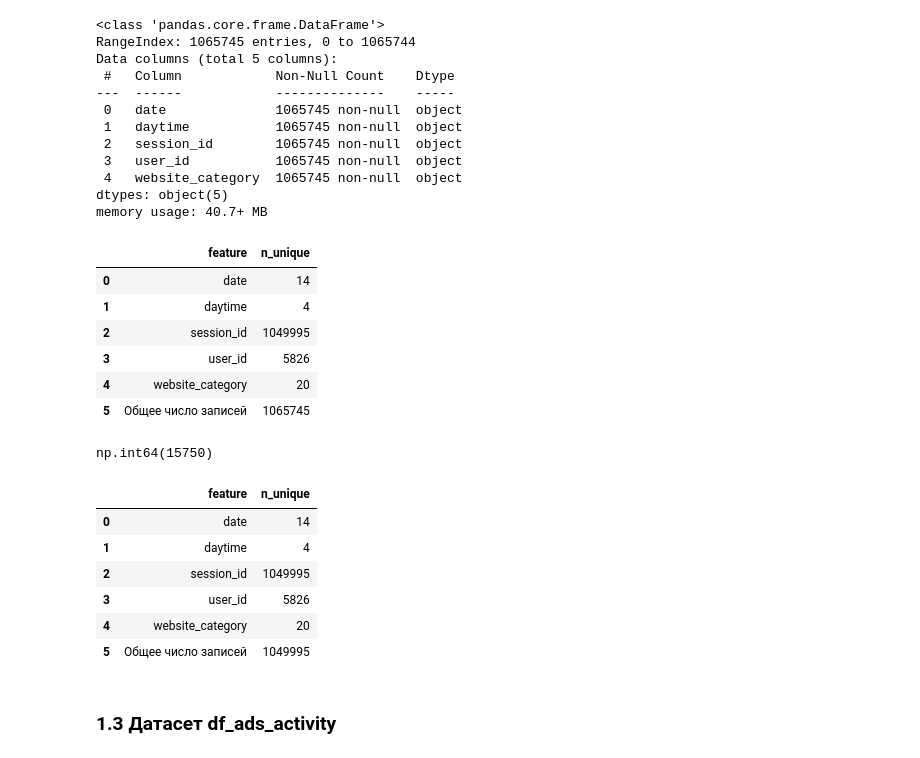
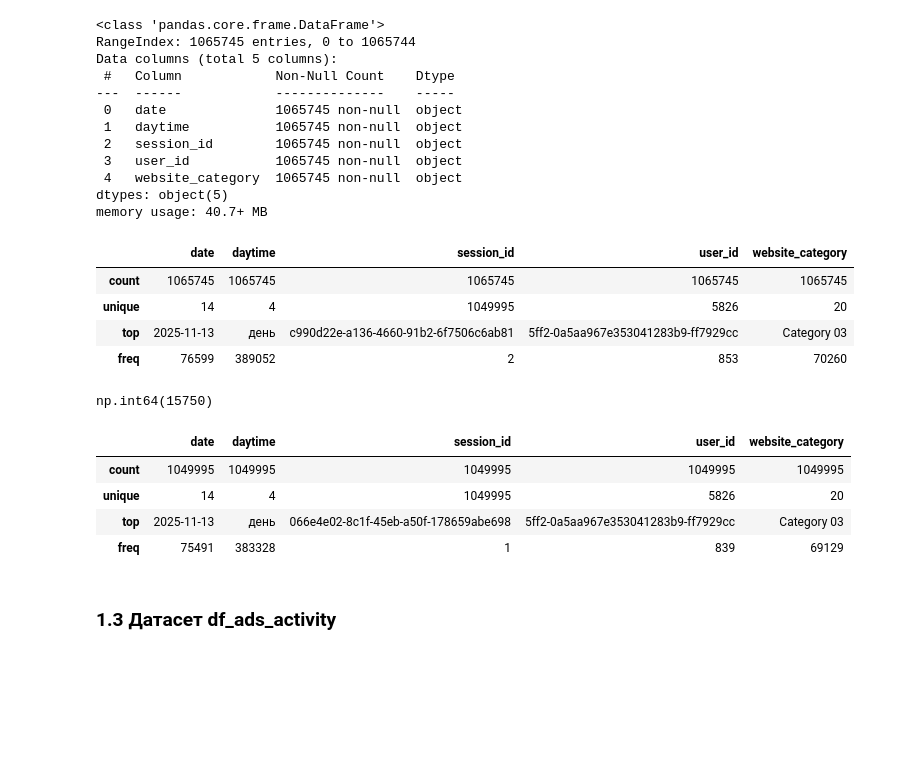
Before and after one commit to TemaQDX/project_module_03_yeti, a Jupyter notebook: project_module_03_yeti_Artem_Burov.ipynb, the cells around one changed output. Drawn from its saved outputs; the diff is of its cells as text; code cells hidden in the pictures; blank space fills up the shorter version.

```diff
--- a/project_module_03_yeti_Artem_Burov.ipynb
+++ b/project_module_03_yeti_Artem_Burov.ipynb
@@ -220,15 +289,13 @@ dtypes: object(5)
 memory usage: 40.7+ MB
 # %%
 # Явные дубли в наличии
-get_unique_counts_and_total_df(df_visits)
+df_visits.describe()
 # %% [output]
-|  | feature | n_unique |
-| 0 | date | 14 |
-| 1 | daytime | 4 |
-| 2 | session_id | 1049995 |
-| 3 | user_id | 5826 |
-| 4 | website_category | 20 |
-| 5 | Общее число записей | 1065745 |
+|  | date | daytime | session_id | user_id | website_category |
+| count | 1065745 | 1065745 | 1065745 | 1065745 | 1065745 |
+| unique | 14 | 4 | 1049995 | 5826 | 20 |
+| top | 2025-11-13 | день | c990d22e-a136-4660-91b2-6f7506c6ab81 | 5ff2-0a5aa967e353041283b9-ff7929cc | Category 03 |
+| freq | 76599 | 389052 | 2 | 853 | 70260 |
 # %%
 df_visits.duplicated().sum()
 # %% [output]
@@ -237,15 +304,13 @@ np.int64(15750)
 # Явные дубли устранены
 # Первичный ключ session_id
 df_visits = df_visits.drop_duplicates()
-get_unique_counts_and_total_df(df_visits)
+df_visits.describe()
 # %% [output]
-|  | feature | n_unique |
-| 0 | date | 14 |
-| 1 | daytime | 4 |
-| 2 | session_id | 1049995 |
-| 3 | user_id | 5826 |
-| 4 | website_category | 20 |
-| 5 | Общее число записей | 1049995 |
+|  | date | daytime | session_id | user_id | website_category |
+| count | 1049995 | 1049995 | 1049995 | 1049995 | 1049995 |
+| unique | 14 | 4 | 1049995 | 5826 | 20 |
+| top | 2025-11-13 | день | 066e4e02-8c1f-45eb-a50f-178659abe698 | 5ff2-0a5aa967e353041283b9-ff7929cc | Category 03 |
+| freq | 75491 | 383328 | 1 | 839 | 69129 |
 # %% [markdown]
 ### 1.3 Датасет df_ads_activity
 # %%
```
Also changed, not shown: parts of 39 cells of this notebook.
